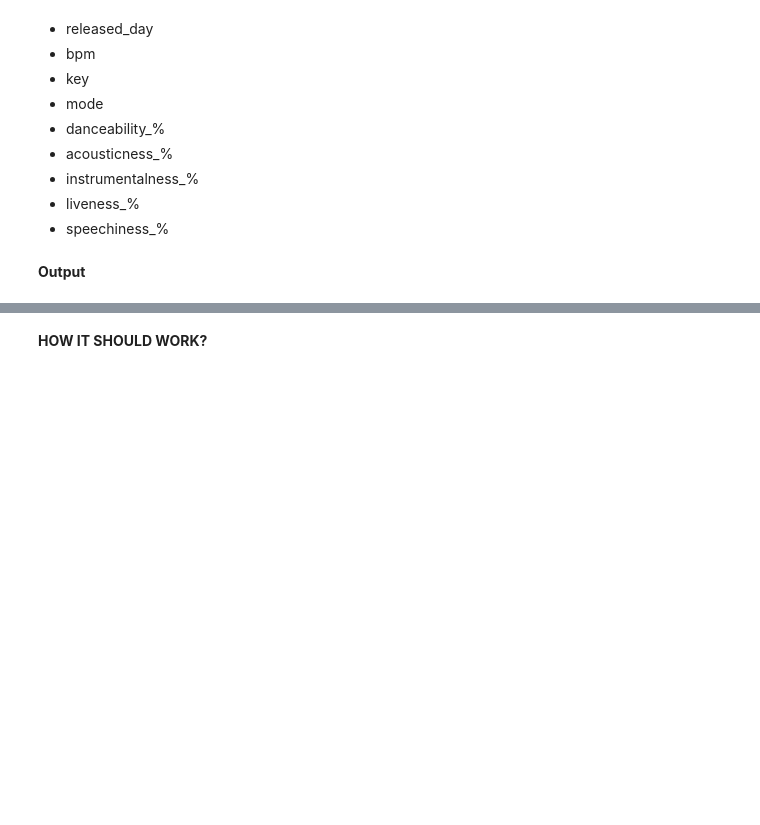
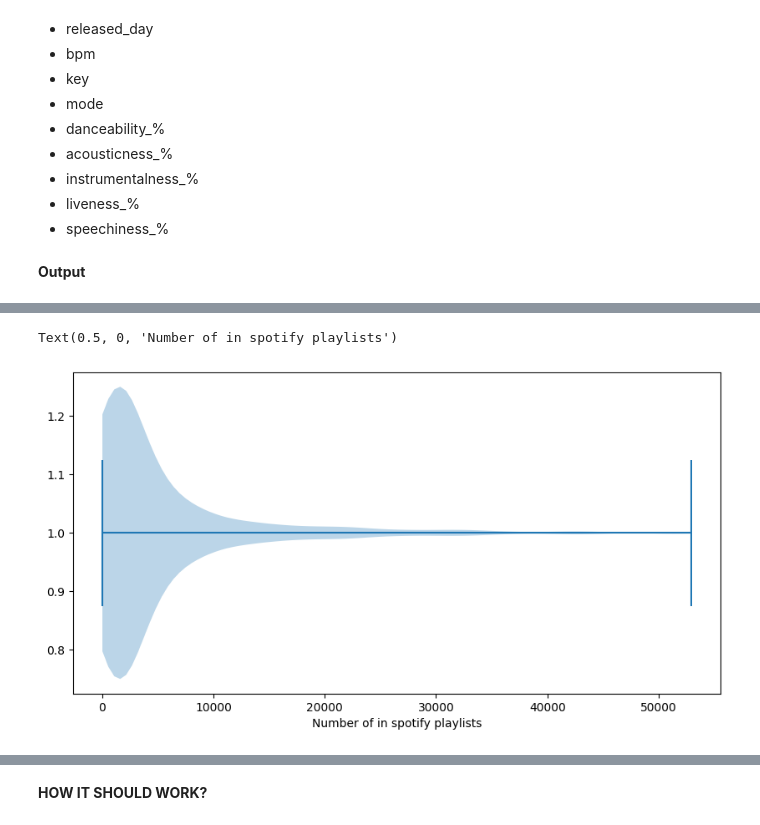
Before and after one commit to jako323/Most-Streamed-Songs-with-Python-Machine-Learning, a Jupyter notebook: PfML_Project_Research.ipynb, the cells around one changed output, grey strips where cells are left out. Saved outputs shown, nothing was run; the diff lists cells and outputs as text; code cells hidden in the pictures; blank space fills up the shorter version.

```diff
--- a/PfML_Project_Research.ipynb
+++ b/PfML_Project_Research.ipynb
@@ -209,0 +237,9 @@ sns.heatmap(corr, square=True, annot=True)
+# %%
+import matplotlib.pyplot as plt
+
+plt.figure(figsize=(10,5))
+plt.violinplot(output_dataset['in_spotify_playlists'], vert=False)
+plt.xlabel('Number of in spotify playlists')
+# %% [output]
+Text(0.5, 0, 'Number of in spotify playlists')
+[figure, added]
```
Also changed, not shown: parts of 9 cells of this notebook.
